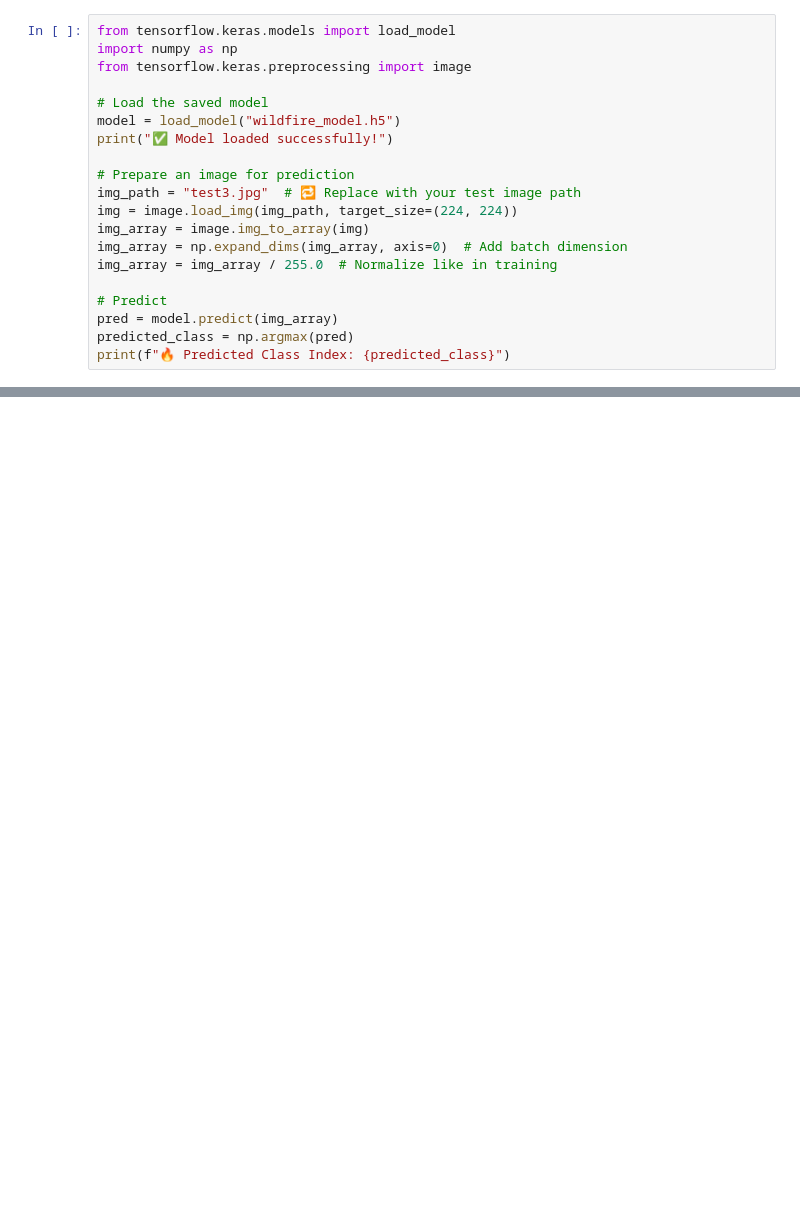
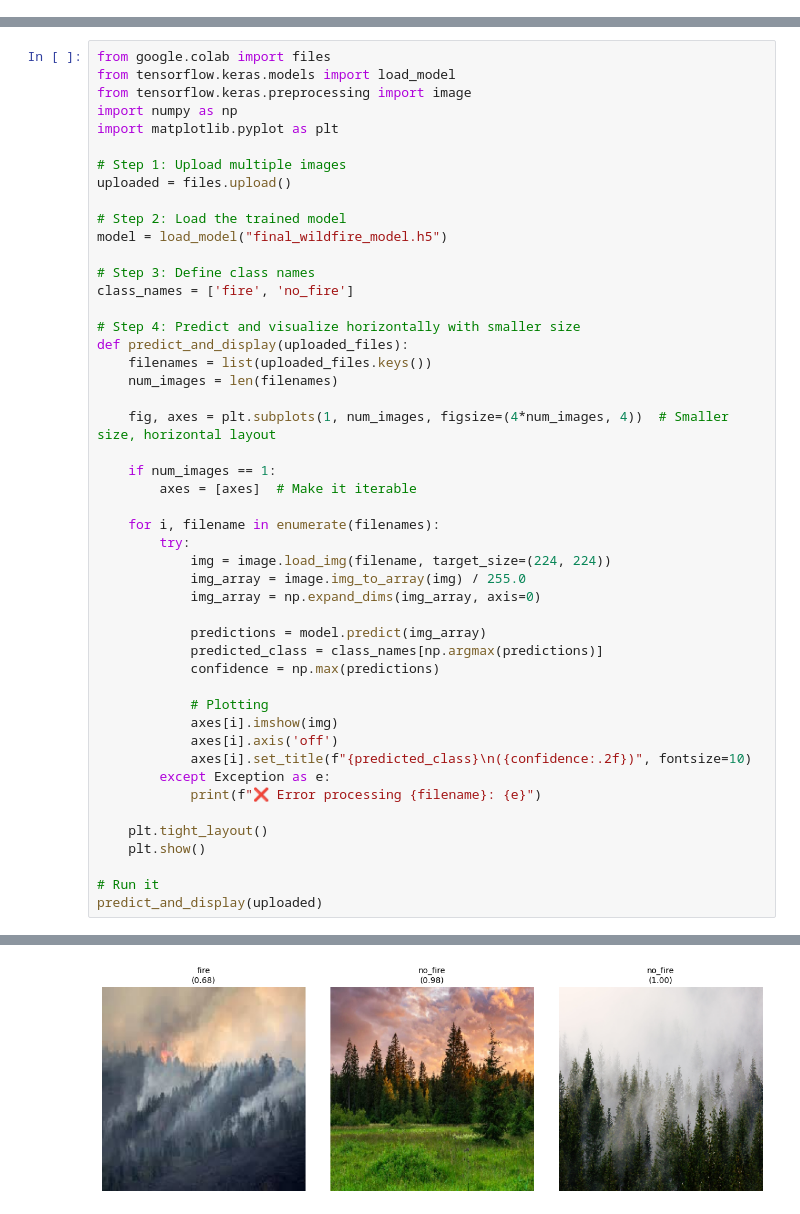
Before and after one commit to nooh1318/fire, a Jupyter notebook: fireweek4.ipynb, the cells around one changed output, grey strips where cells are left out. Drawn from its saved outputs; the diff is of its cells as text; blank space fills up the shorter version.

```diff
--- a/fireweek4.ipynb
+++ b/fireweek4.ipynb
@@ -156,20 +181,0 @@ WARNING:absl:You are saving your model as an HDF5 file via `model.save()` or `ke
-# %%
-from tensorflow.keras.models import load_model
-import numpy as np
-from tensorflow.keras.preprocessing import image
-
-# Load the saved model
-model = load_model("wildfire_model.h5")
-print("✅ Model loaded successfully!")
-
-# Prepare an image for prediction
-img_path = "test3.jpg"  # 🔁 Replace with your test image path
-img = image.load_img(img_path, target_size=(224, 224))
-img_array = image.img_to_array(img)
-img_array = np.expand_dims(img_array, axis=0)  # Add batch dimension
-img_array = img_array / 255.0  # Normalize like in training
-
-# Predict
-pred = model.predict(img_array)
-predicted_class = np.argmax(pred)
-print(f"🔥 Predicted Class Index: {predicted_class}")
@@ -180,0 +182,49 @@ WARNING:absl:Compiled the loaded model, but the compiled metrics have yet to be
+# %%
+from google.colab import files
+from tensorflow.keras.models import load_model
+from tensorflow.keras.preprocessing import image
+import numpy as np
+import matplotlib.pyplot as plt
+
+# Step 1: Upload multiple images
+uploaded = files.upload()
+
+# Step 2: Load the trained model
+model = load_model("final_wildfire_model.h5")
+
+# Step 3: Define class names
+class_names = ['fire', 'no_fire']
+
+# Step 4: Predict and visualize horizontally with smaller size
+def predict_and_display(uploaded_files):
+    filenames = list(uploaded_files.keys())
+    num_images = len(filenames)
+
+    fig, axes = plt.subplots(1, num_images, figsize=(4*num_images, 4))  # Smaller size, horizontal layout
+
+    if num_images == 1:
+        axes = [axes]  # Make it iterable
+
+    for i, filename in enumerate(filenames):
+        try:
+            img = image.load_img(filename, target_size=(224, 224))
+            img_array = image.img_to_array(img) / 255.0
+            img_array = np.expand_dims(img_array, axis=0)
+
+            predictions = model.predict(img_array)
+            predicted_class = class_names[np.argmax(predictions)]
+            confidence = np.max(predictions)
+
+            # Plotting
+            axes[i].imshow(img)
+            axes[i].axis('off')
+            axes[i].set_title(f"{predicted_class}\n({confidence:.2f})", fontsize=10)
+        except Exception as e:
+            print(f"❌ Error processing {filename}: {e}")
+
+    plt.tight_layout()
+    plt.show()
+
+# Run it
+predict_and_display(uploaded)
+# %% [output]
@@ -180,0 +239 @@ WARNING:absl:Compiled the loaded model, but the compiled metrics have yet to be
+[figure, added]
```
Also changed, not shown: parts of 3 cells of this notebook.
